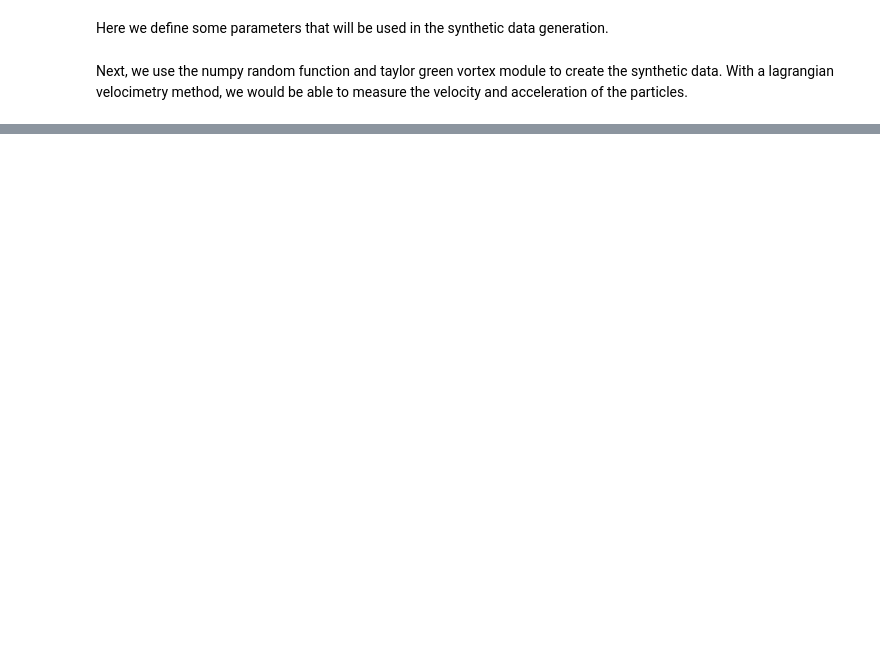
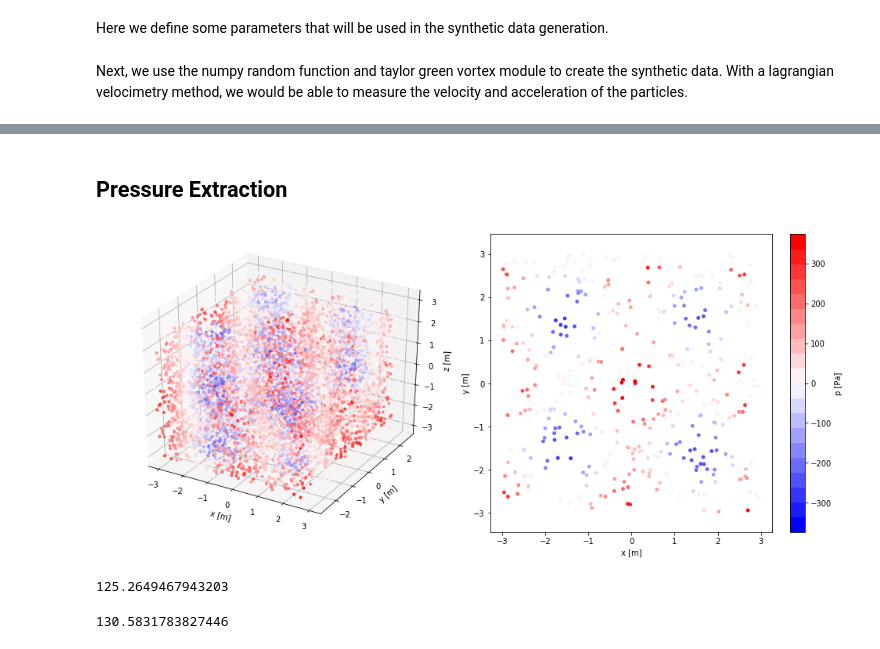
Before and after one commit to njneeteson/LagrangianPressureExtraction, a Jupyter notebook: Lagrangian Pressure Extraction.ipynb, the cells around one changed output, grey strips where cells are left out. Cells and saved outputs as stored; diff of their text form; code cells hidden in the pictures; blank space fills up the shorter version.

```diff
--- a/Lagrangian Pressure Extraction.ipynb
+++ b/Lagrangian Pressure Extraction.ipynb
@@ -99,0 +117,2 @@ plt.subplots_adjust(left=0.01,right=0.95,wspace=0.1)
+# %%
+network = ldp.tessellate(X)
@@ -99,0 +168,51 @@ plt.subplots_adjust(left=0.01,right=0.95,wspace=0.1)
+# %% [markdown]
+## Pressure Extraction <a class="anchor" id="pressure-extract"></a>
+# %%
+pExtracted = ldp.poissonPressureSolver(network,rho,DUDt,Dir,pTrue,Neum,gradp)
+# %%
+# create the figure
+fig2 = plt.figure(figsize=(14,7))
+
+# add a subplot for the 3D plot
+ax3 = fig2.add_subplot(121, projection='3d')
+
+ax3.scatter(X[:,0],X[:,1],X[:,2],s=10,c=pExtracted,cmap=cmap,vmin=pMin, vmax=pMax);
+
+ax3.set_xlabel('x [m]')
+ax3.set_ylabel('y [m]')
+ax3.set_zlabel('z [m]')
+
+# add a subplot for the 2D plot
+ax4 = fig2.add_subplot(122)
+
+pExtracted_zPlane = pExtracted[np.abs(X[:,2])<zThresh]
+
+ax4.scatter(X_zPlane[:,0],X_zPlane[:,1],s=15,c=pExtracted_zPlane,cmap=cmap,vmin=pMin,vmax=pMax)
+
+
+ax4.set_xlabel('x [m]')
+ax4.set_ylabel('y [m]')
+
+# set the axes to equal because we're plotting physical data
+# so we don't want weird scale effects to fit a certain size
+ax3.axis('equal')
+ax4.axis('equal')
+
+# initialize the colormap object
+sm2 = plt.cm.ScalarMappable(cmap=cmap, norm=norm)
+sm2.set_array([])
+
+plt.colorbar(sm2,label='p [Pa]')
+
+# and set the spacing so the figure space is used effectively
+plt.subplots_adjust(left=0.01,right=0.95,wspace=0.1)
+# %% [output]
+[figure, added]
+# %%
+np.linalg.norm((pExtracted-pTrue)/pTrue)/N
+# %% [output]
+125.2649467943203
+# %%
+np.mean(np.abs((pExtracted-pTrue)/pTrue))
+# %% [output]
+130.5831783827446
```
Also changed, not shown: parts of 16 cells of this notebook, 2 other files.
